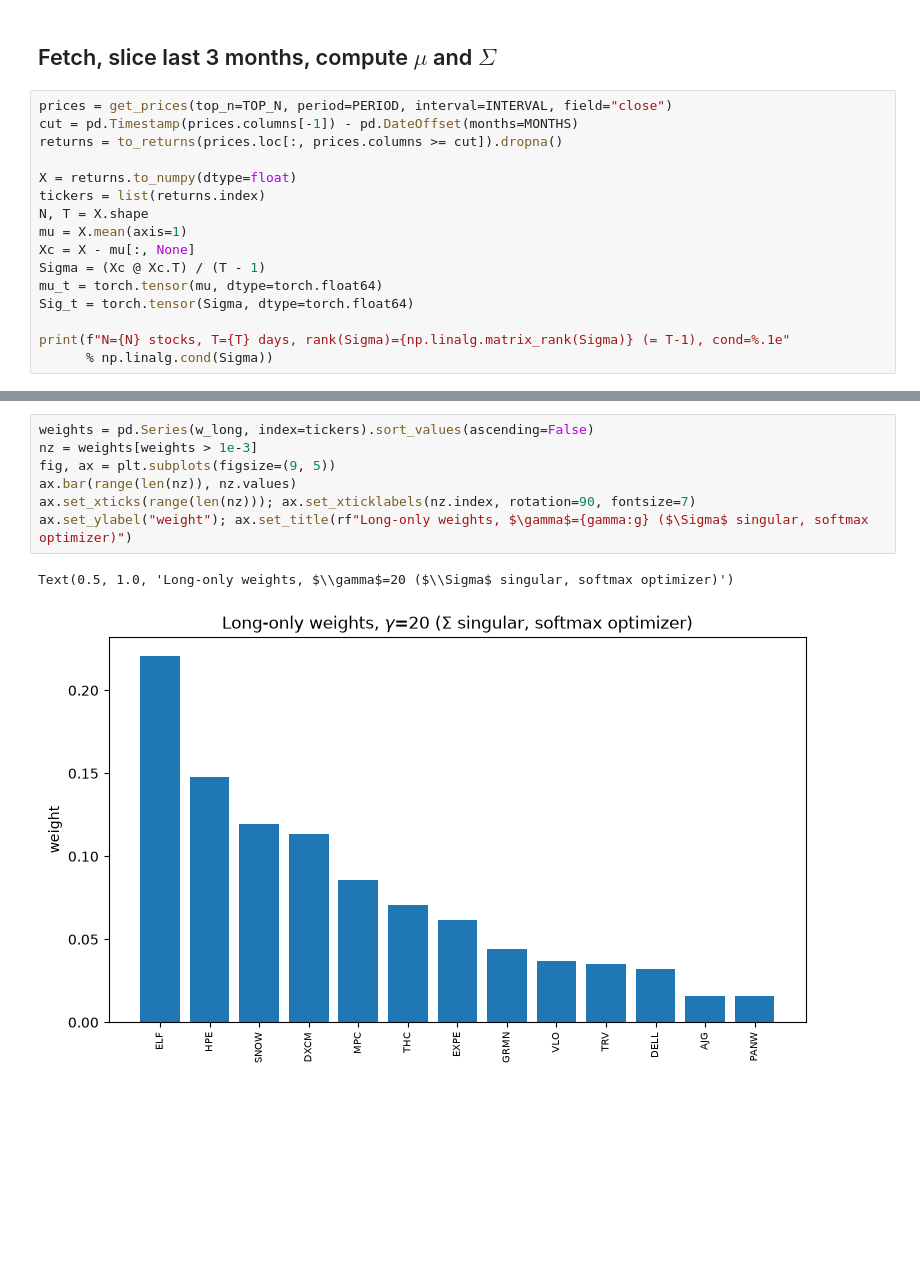
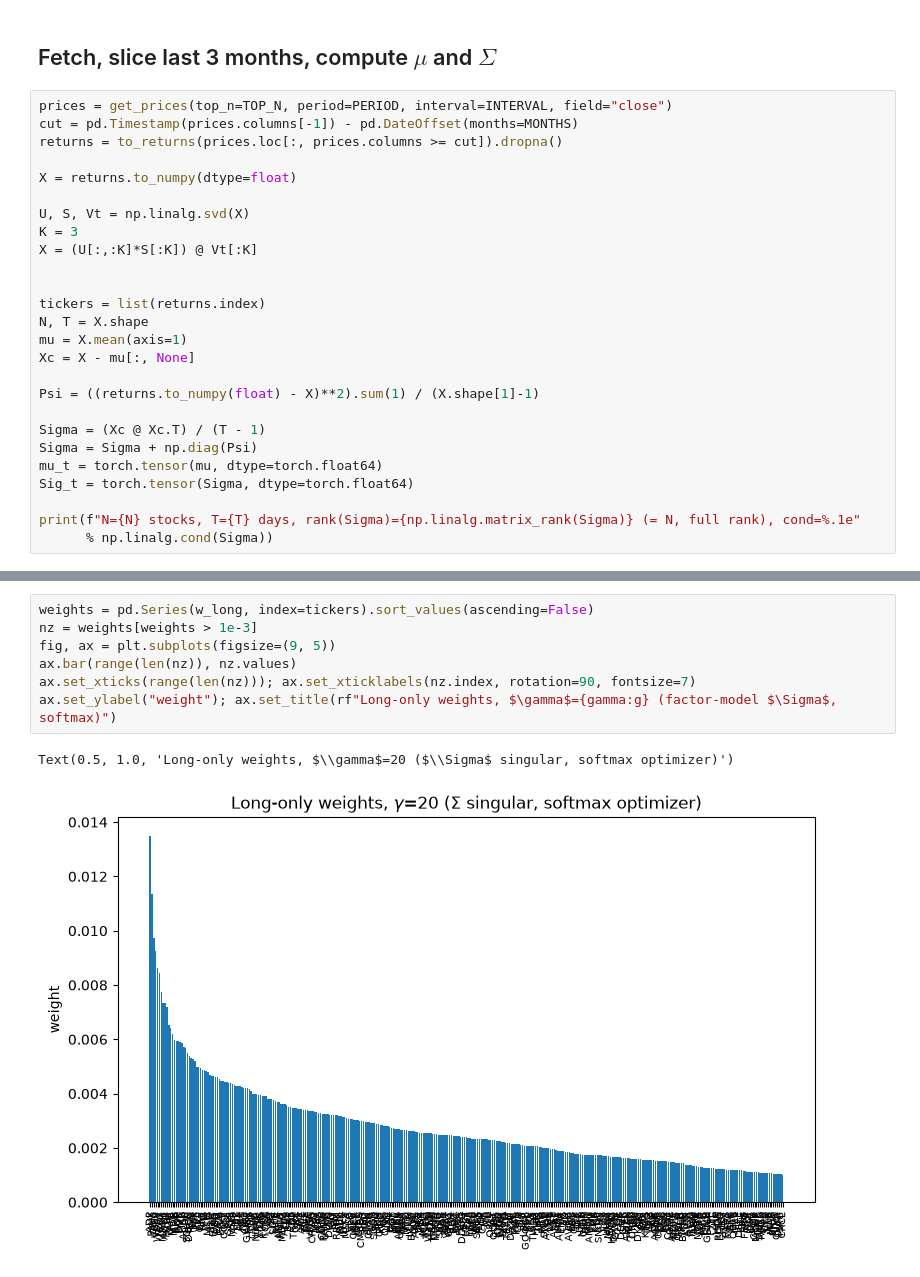
Before and after one commit to luisdiaz1997/stonks, a Jupyter notebook: notebooks/portfolio_short_window.ipynb, the cells around one changed output, grey strips where cells are left out. Drawn from its saved outputs; the diff is of its cells as text; blank space fills up the shorter version.

```diff
--- a/notebooks/portfolio_short_window.ipynb
+++ b/notebooks/portfolio_short_window.ipynb
@@ -27,14 +29,24 @@ cut = pd.Timestamp(prices.columns[-1]) - pd.DateOffset(months=MONTHS)
 returns = to_returns(prices.loc[:, prices.columns >= cut]).dropna()
 
 X = returns.to_numpy(dtype=float)
+
+U, S, Vt = np.linalg.svd(X)
+K = 3
+X = (U[:,:K]*S[:K]) @ Vt[:K]
+
+
 tickers = list(returns.index)
 N, T = X.shape
 mu = X.mean(axis=1)
 Xc = X - mu[:, None]
+
+Psi = ((returns.to_numpy(float) - X)**2).sum(1) / (X.shape[1]-1)
+
 Sigma = (Xc @ Xc.T) / (T - 1)
+Sigma = Sigma + np.diag(Psi)
 mu_t = torch.tensor(mu, dtype=torch.float64)
 Sig_t = torch.tensor(Sigma, dtype=torch.float64)
 
-print(f"N={N} stocks, T={T} days, rank(Sigma)={np.linalg.matrix_rank(Sigma)} (= T-1), cond=%.1e"
+print(f"N={N} stocks, T={T} days, rank(Sigma)={np.linalg.matrix_rank(Sigma)} (= N, full rank), cond=%.1e"
       % np.linalg.cond(Sigma))
 # %% [output]
@@ -83,13 +94,13 @@ dtype: float64
 # %%
 weights = pd.Series(w_long, index=tickers).sort_values(ascending=False)
 nz = weights[weights > 1e-3]
 fig, ax = plt.subplots(figsize=(9, 5))
 ax.bar(range(len(nz)), nz.values)
 ax.set_xticks(range(len(nz))); ax.set_xticklabels(nz.index, rotation=90, fontsize=7)
-ax.set_ylabel("weight"); ax.set_title(rf"Long-only weights, $\gamma$={gamma:g} ($\Sigma$ singular, softmax optimizer)")
+ax.set_ylabel("weight"); ax.set_title(rf"Long-only weights, $\gamma$={gamma:g} (factor-model $\Sigma$, softmax)")
 # %% [output]
 Text(0.5, 1.0, 'Long-only weights, $\\gamma$=20 ($\\Sigma$ singular, softmax optimizer)')
-[figure, old version]
+[figure, new version]
 # %% [markdown]
 ## Risk-aversion sweep
 
```
Also changed, not shown: parts of 7 cells of this notebook, 3 other files.
